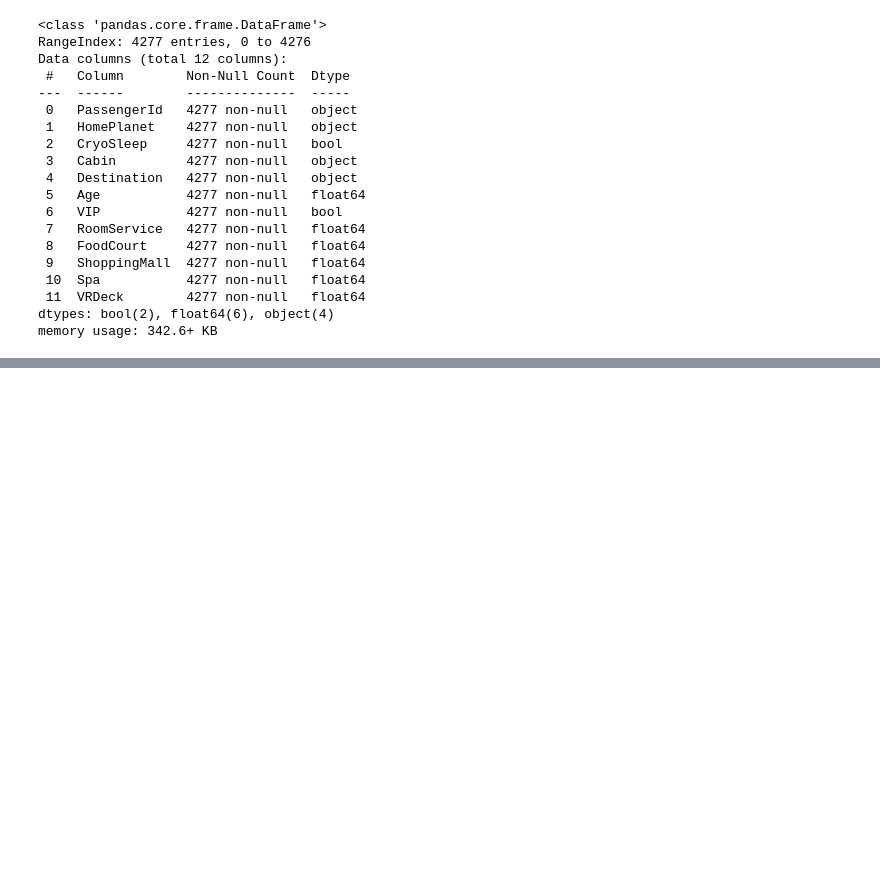
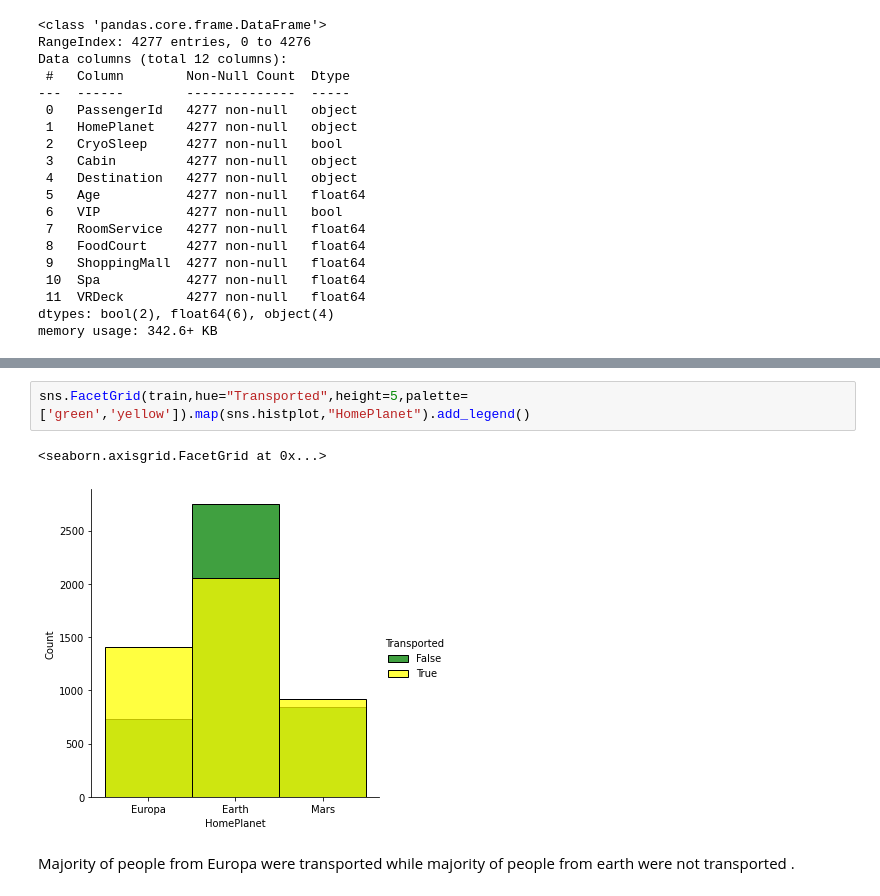
Before and after one commit to pranzalkhadka/SpaceshipTitanic_ML, a Jupyter notebook: Untitled3.ipynb, the cells around one changed output, grey strips where cells are left out. Cells and saved outputs as stored; diff of their text form; blank space fills up the shorter version.

Commit message:
visualization

```diff
--- a/Untitled3.ipynb
+++ b/Untitled3.ipynb
@@ -153,0 +179,7 @@ memory usage: 342.6+ KB
+# %%
+sns.FacetGrid(train,hue="Transported",height=5,palette=['green','yellow']).map(sns.histplot,"HomePlanet").add_legend()
+# %% [output]
+<seaborn.axisgrid.FacetGrid at 0x...>
+[figure, added]
+# %% [markdown]
+Majority of people from Europa were transported while majority of people from earth were not transported .
```
Also changed, not shown: parts of 3 cells of this notebook.
